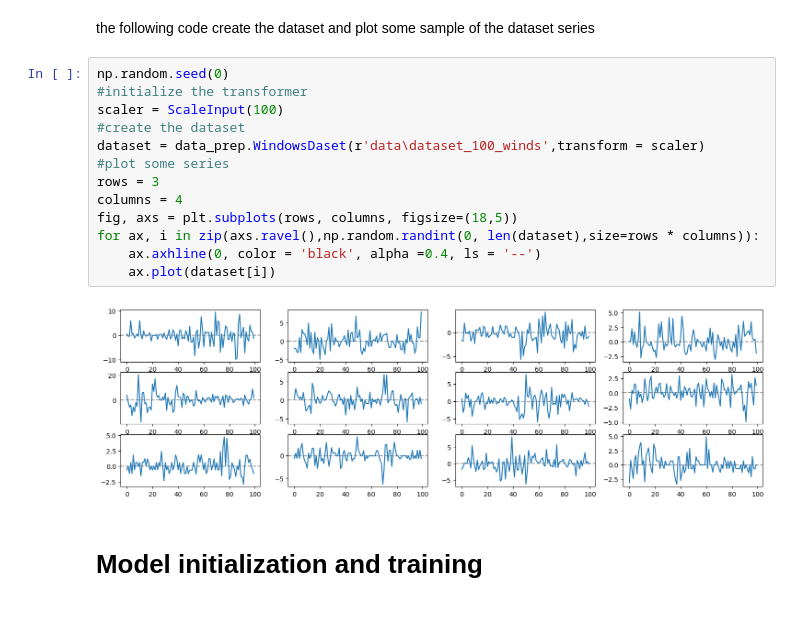
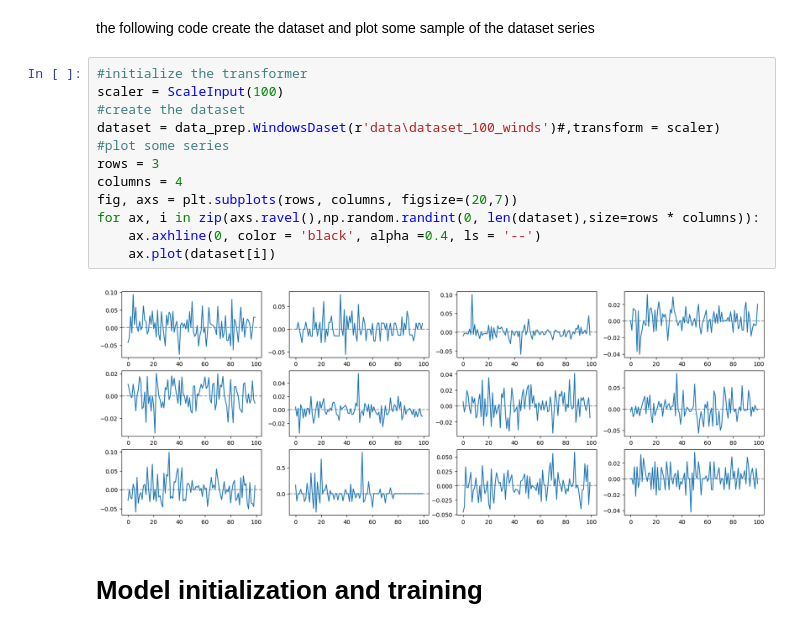
Before and after one commit to riccardobollati/GANs_for_financial_series_generation, a Jupyter notebook: main.ipynb, the cells around one changed output. Cells and saved outputs as stored; diff of their text form.

```diff
--- a/main.ipynb
+++ b/main.ipynb
@@ -53,20 +50,19 @@ class Magnitude_Scaler:
 # %% [markdown]
 the following code create the dataset and plot some sample of the dataset series
 # %%
-np.random.seed(0)
 #initialize the transformer
 scaler = ScaleInput(100)
 #create the dataset
-dataset = data_prep.WindowsDaset(r'data\dataset_100_winds',transform = scaler)
+dataset = data_prep.WindowsDaset(r'data\dataset_100_winds')#,transform = scaler)
 #plot some series
 rows = 3
 columns = 4
-fig, axs = plt.subplots(rows, columns, figsize=(18,5))
+fig, axs = plt.subplots(rows, columns, figsize=(20,7))
 for ax, i in zip(axs.ravel(),np.random.randint(0, len(dataset),size=rows * columns)):
     ax.axhline(0, color = 'black', alpha =0.4, ls = '--')
     ax.plot(dataset[i])
 # %% [output]
-[figure, old version]
+[figure, new version]
 # %% [markdown]
 # Model initialization and training
 # %% [markdown]
```
Also changed, not shown: parts of 14 cells of this notebook, 11 other files.
